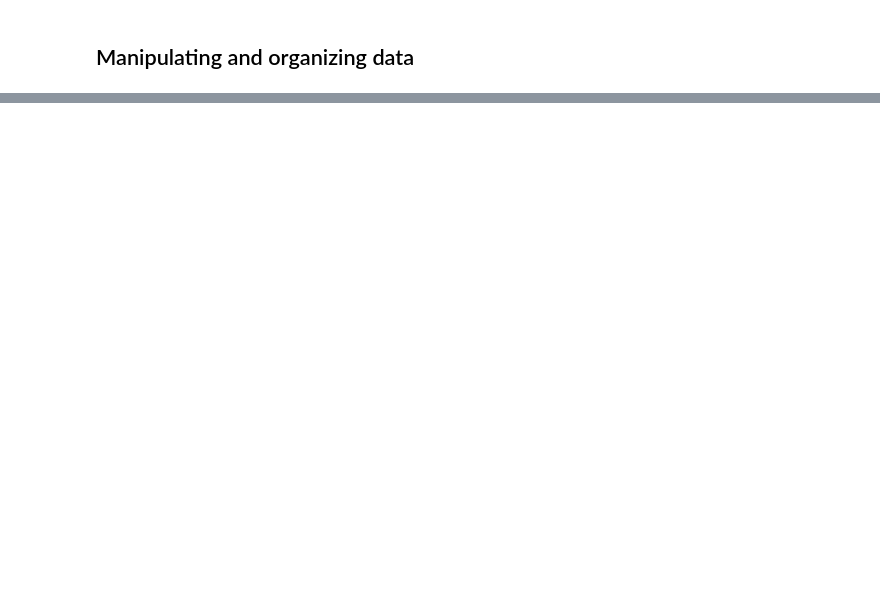
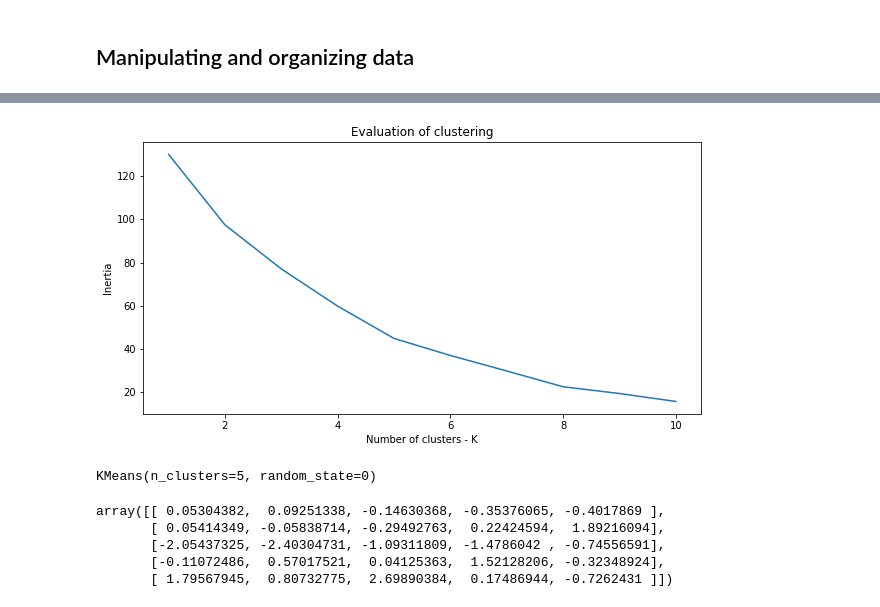
Before and after one commit to RonaldCedeno/Clustering-Flights, a Jupyter notebook: Flights K-Means.ipynb, the cells around one changed output, grey strips where cells are left out. Drawn from its saved outputs; the diff is of its cells as text; code cells hidden in the pictures; blank space fills up the shorter version.

Commit message:
Input data and clustering

```diff
--- a/Flights K-Means.ipynb
+++ b/Flights K-Means.ipynb
@@ -216,0 +168,2 @@ delay_time
+# %%
+X_norm = sc.transform(X)
@@ -216,0 +196,3 @@ delay_time
+# %%
+clusters = np.arange(1,11)
+clusters
@@ -216,0 +201,9 @@ delay_time
+# %%
+inertia = []
+for k in clusters:
+    kmeans = KMeans(n_clusters=k, random_state=0)
+    kmeans.fit(X_norm)
+    inertia.append(kmeans.inertia_)
+# %%
+eva = pd.DataFrame({"K": clusters, "Inertia": inertia})
+eva
@@ -216,0 +222,7 @@ delay_time
+# %%
+fig,ax = plt.subplots(figsize=(10,5))
+_=sns.lineplot(data=eva, x="K", y="Inertia")
+_=ax.set_xlabel("Number of clusters - K")
+_=ax.set_title("Evaluation of clustering")
+# %% [output]
+[figure, added]
@@ -216,0 +231,12 @@ delay_time
+# %%
+kmeans.fit(X_norm)
+# %% [output]
+KMeans(n_clusters=5, random_state=0)
+# %%
+kmeans.cluster_centers_
+# %% [output]
+array([[ 0.05304382,  0.09251338, -0.14630368, -0.35376065, -0.4017869 ],
+       [ 0.05414349, -0.05838714, -0.29492763,  0.22424594,  1.89216094],
+       [-2.05437325, -2.40304731, -1.09311809, -1.4786042 , -0.74556591],
+       [-0.11072486,  0.57017521,  0.04125363,  1.52128206, -0.32348924],
+       [ 1.79567945,  0.80732775,  2.69890384,  0.17486944, -0.7262431 ]])
```
Also changed, not shown: parts of 56 cells of this notebook.
